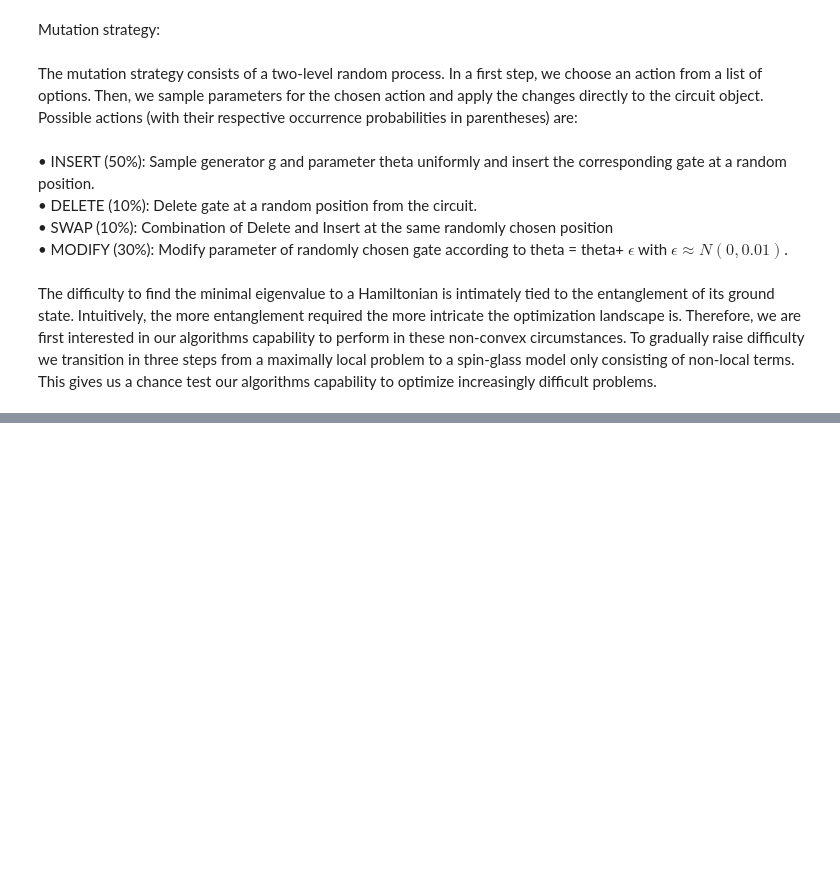
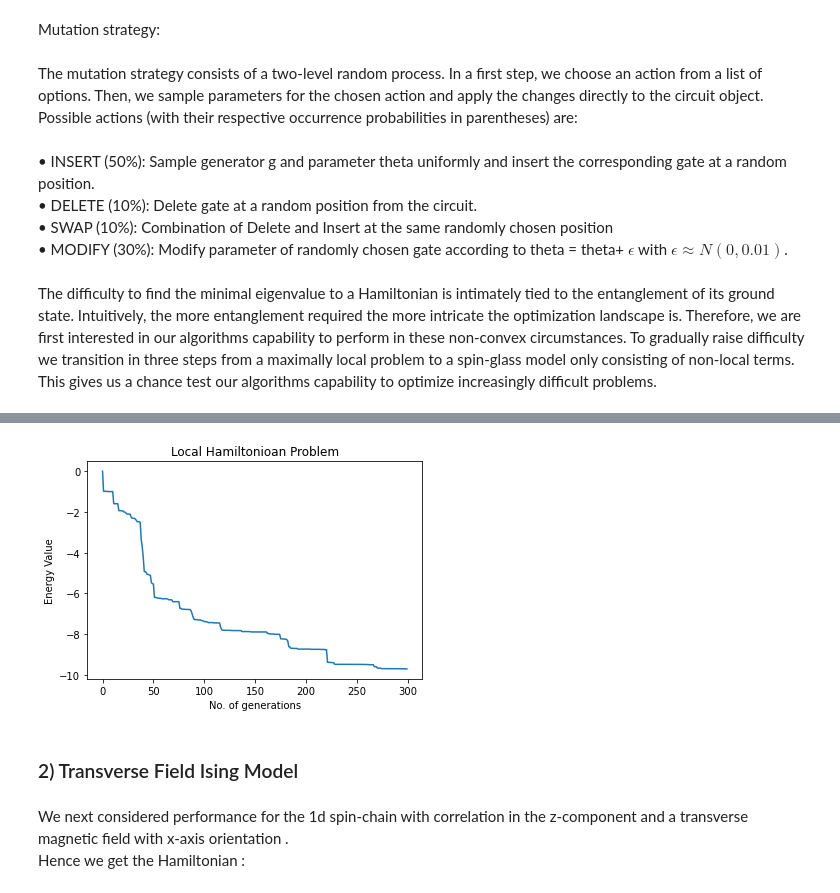
Before and after one commit to sarwarisak/test, a Jupyter notebook: report progress.ipynb, the cells around one changed output, grey strips where cells are left out. Cells and saved outputs as stored; diff of their text form; code cells hidden in the pictures; blank space fills up the shorter version.

```diff
--- a/report progress.ipynb
+++ b/report progress.ipynb
@@ -186,0 +227,18 @@ optimize increasingly difficult problems.
+# %%
+values1=[]
+for i in func_val:
+    values1.append(i[0].real)
+# %%
+plt.plot(values1)
+plt.xlabel('No. of generations')
+plt.ylabel('Energy Value')
+plt.title('Local Hamiltonioan Problem')
+plt.show()
+# %% [output]
+[figure, added]
+# %% [markdown]
+### 2) Transverse Field Ising Model
+# %% [markdown]
+We next considered performance for the 1d spin-chain with
+correlation in the z-component and a transverse magnetic field with x-axis orientation . <br> Hence
+we get the Hamiltonian :
```
Also changed, not shown: parts of 53 cells of this notebook.
